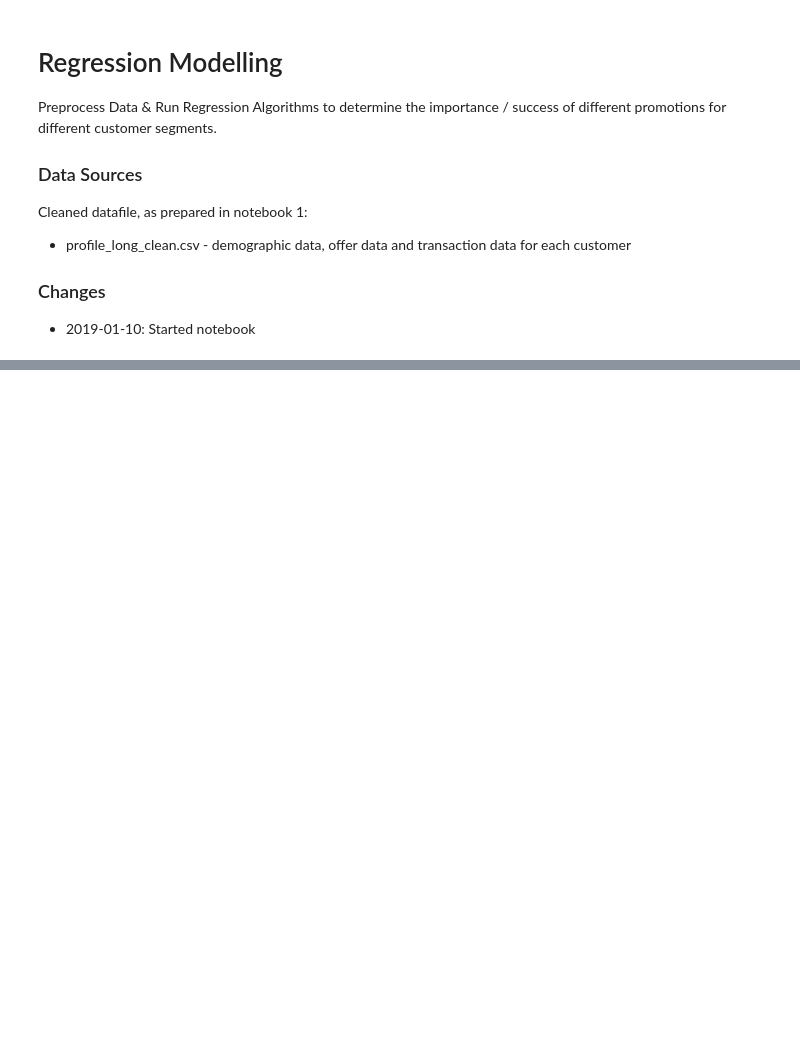
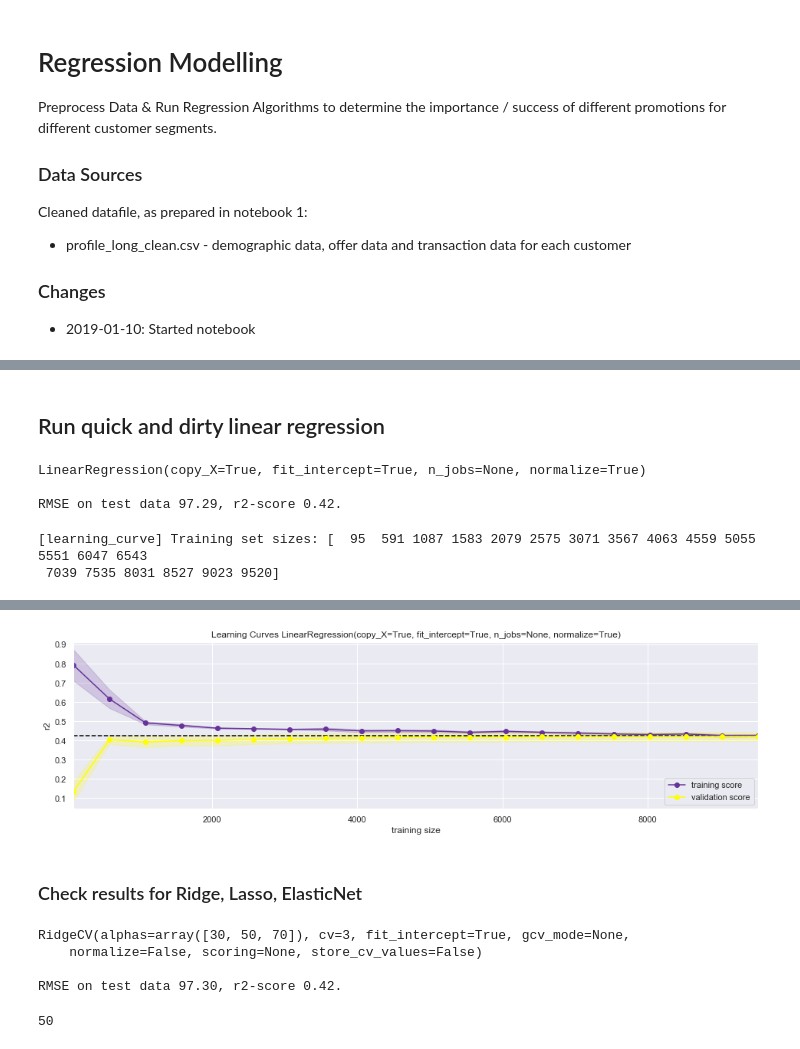
Before and after one commit to rbuerki/segmentation-challenge-starbucks, a Jupyter notebook: 3-regression.ipynb, the cells around one changed output, grey strips where cells are left out. Saved outputs shown, nothing was run; the diff lists cells and outputs as text; code cells hidden in the pictures; blank space fills up the shorter version.

Commit message:
initial upload

```diff
--- a/3-regression.ipynb
+++ b/3-regression.ipynb
@@ -195,0 +86,24 @@ Name: promo_count, dtype: int64
+# %% [markdown]
+## Run quick and dirty linear regression
+# %%
+"initialize and run base model"
+
+# define a scikit-learn model object you want to work with
+model = LinearRegression(normalize=True)
+# create an instance of the LinRegModel class by passing the dataframe, the target variable and the model object
+linReg_simple = LinRegModel(profile, 'total_amount', model)
+# go
+linReg_simple.go_quickDirty()
+# %%
+# check performance
+linReg_simple
+# %% [output]
+LinearRegression(copy_X=True, fit_intercept=True, n_jobs=None, normalize=True)
+
+RMSE on test data 97.29, r2-score 0.42.
+# %%
+"""plot learning curves using 5-fold cross validation"""
+linReg_simple.plot_learning_curves()
+# %% [output]
+[learning_curve] Training set sizes: [  95  591 1087 1583 2079 2575 3071 3567 4063 4559 5055 5551 6047 6543
+ 7039 7535 8031 8527 9023 9520]
@@ -195,0 +112,21 @@ Name: promo_count, dtype: int64
+[figure, added]
+# %% [markdown]
+### Check results for Ridge, Lasso, ElasticNet
+# %%
+# define RidgeCV without normalization but higher alphas)
+model = RidgeCV(alphas=[30, 50, 70], cv=3, fit_intercept=True)
+# instantiate
+ridgeCV_simple = LinRegModel(profile, 'total_amount', model)
+# perform linear regression modelling
+ridgeCV_simple.go_quickDirty()
+# output scores
+ridgeCV_simple
+# %% [output]
+RidgeCV(alphas=array([30, 50, 70]), cv=3, fit_intercept=True, gcv_mode=None,
+    normalize=False, scoring=None, store_cv_values=False)
+
+RMSE on test data 97.30, r2-score 0.42.
+# %%
+model.alpha_
+# %% [output]
+50
```
Also changed, not shown: parts of 23 cells of this notebook.
